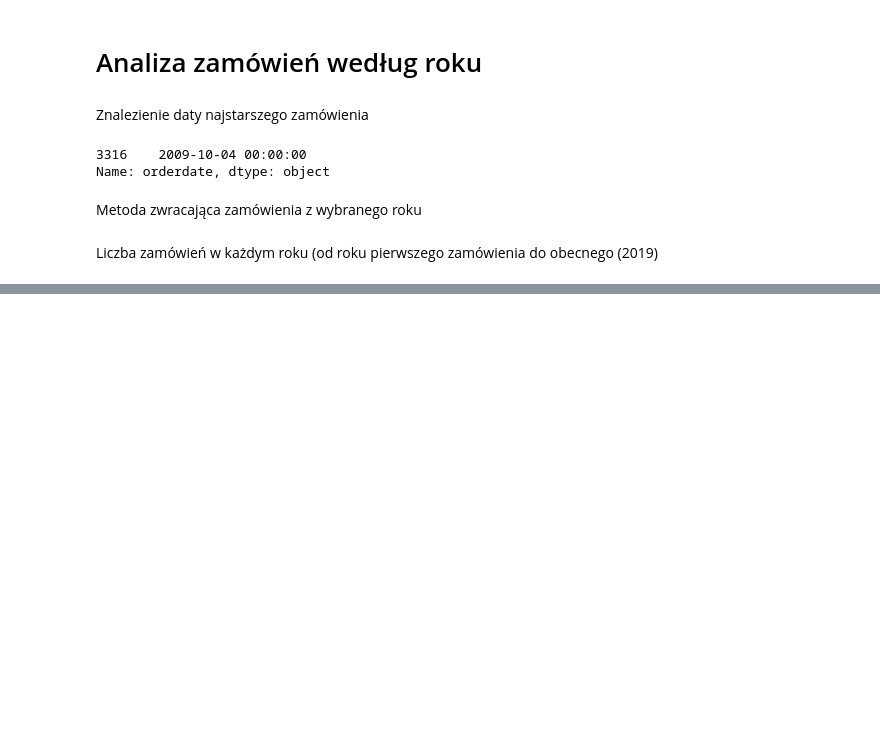
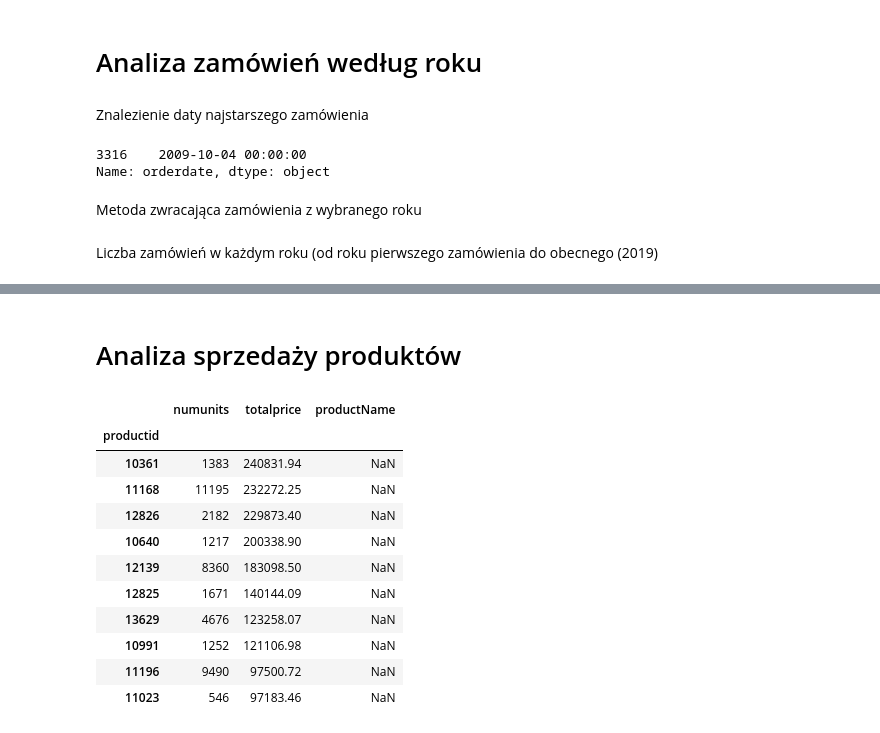
Before and after one commit to Julitt/ZarzadzanieInformacjaJupyter, a Jupyter notebook: projekt.ipynb, the cells around one changed output, grey strips where cells are left out. Saved outputs shown, nothing was run; the diff lists cells and outputs as text; code cells hidden in the pictures; blank space fills up the shorter version.

Commit message:
Analiza produktów
w trakcie

```diff
--- a/projekt.ipynb
+++ b/projekt.ipynb
@@ -214,0 +240,21 @@ orders_prices_sum
+# %% [markdown]
+# Analiza sprzedaży produktów
+# %%
+orderlines_by_product = orderlines
+orderlines_by_product = orderlines_by_product.drop(columns=['orderlineid','orderid','shipdate','billdate','unitprice'])
+orderlines_by_product = orderlines_by_product.groupby('productid').sum()
+orderlines_by_product['productName'] = pd.Series(products[products.PRODUCTID == orderlines_by_product.index].PRODUCTID)
+orderlines_by_product.sort_values(by=['totalprice'], ascending=False).head(10)
+# %% [output]
+|  | numunits | totalprice | productName |
+| productid |  |  |  |
+| 10361 | 1383 | 240831.94 | NaN |
+| 11168 | 11195 | 232272.25 | NaN |
+| 12826 | 2182 | 229873.40 | NaN |
+| 10640 | 1217 | 200338.90 | NaN |
+| 12139 | 8360 | 183098.50 | NaN |
+| 12825 | 1671 | 140144.09 | NaN |
+| 13629 | 4676 | 123258.07 | NaN |
+| 10991 | 1252 | 121106.98 | NaN |
+| 11196 | 9490 | 97500.72 | NaN |
+| 11023 | 546 | 97183.46 | NaN |
```
Also changed, not shown: parts of 7 cells of this notebook.
